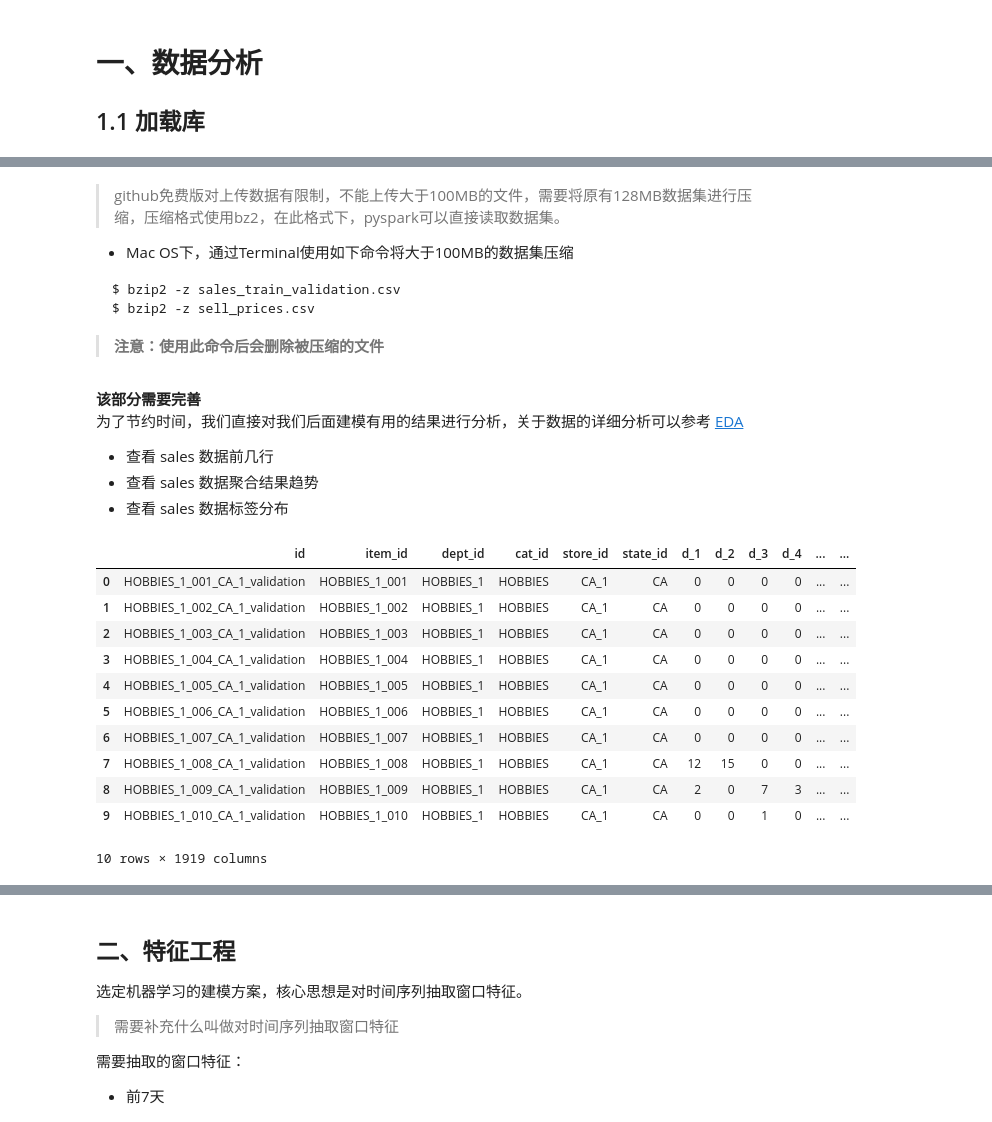
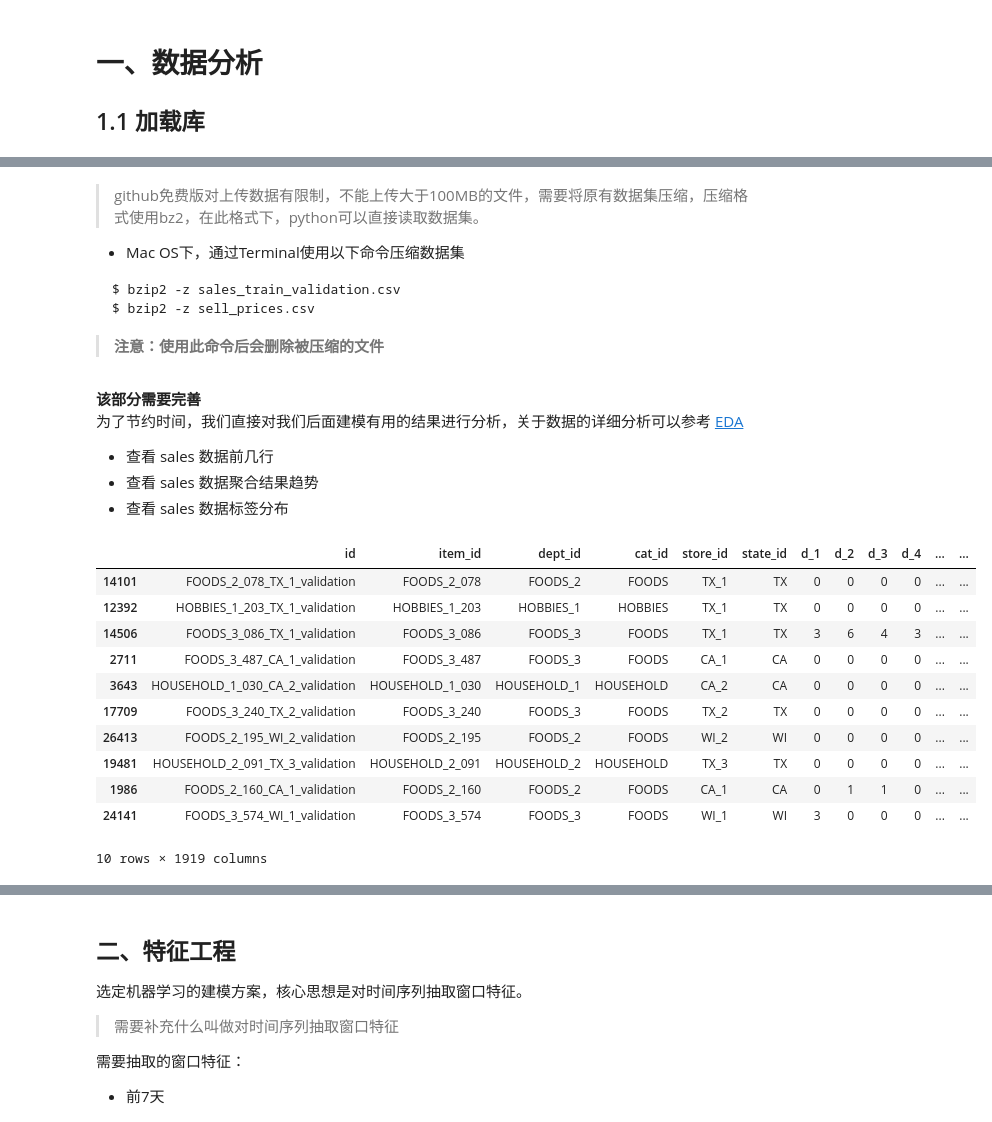
Before and after one commit to Zhu-Haikun/Kaggle-M5-Forecasting-Accuracy, a Jupyter notebook: M5-Competitors.ipynb, the cells around one changed output, grey strips where cells are left out. Cells and saved outputs as stored; diff of their text form; code cells hidden in the pictures.

````diff
--- a/M5-Competitors.ipynb
+++ b/M5-Competitors.ipynb
@@ -30,7 +31,7 @@ ModuleNotFoundError: No module named 'lightgbm'
 # %% [markdown]
-> github免费版对上传数据有限制，不能上传大于100MB的文件，需要将原有128MB数据集进行压缩，压缩格式使用bz2，在此格式下，pyspark可以直接读取数据集。
+> github免费版对上传数据有限制，不能上传大于100MB的文件，需要将原有数据集压缩，压缩格式使用bz2，在此格式下，python可以直接读取数据集。
 
-- Mac OS下，通过Terminal使用如下命令将大于100MB的数据集压缩
+- Mac OS下，通过Terminal使用以下命令压缩数据集
 
 ```shell
 $ bzip2 -z sales_train_validation.csv
@@ -48,19 +49,19 @@ $ bzip2 -z sell_prices.csv
 # %%
 sale_data = pd.read_csv('./m5-forecasting-accuracy/sales_train_validation.bz2')
 # %%
-sale_data.head(10)
+sale_data.sample(10)
 # %% [output]
 |  | id | item_id | dept_id | cat_id | store_id | state_id | d_1 | d_2 | d_3 | d_4 | ... | ... |
-| 0 | HOBBIES_1_001_CA_1_validation | HOBBIES_1_001 | HOBBIES_1 | HOBBIES | CA_1 | CA | 0 | 0 | 0 | 0 | ... | ... |
-| 1 | HOBBIES_1_002_CA_1_validation | HOBBIES_1_002 | HOBBIES_1 | HOBBIES | CA_1 | CA | 0 | 0 | 0 | 0 | ... | ... |
-| 2 | HOBBIES_1_003_CA_1_validation | HOBBIES_1_003 | HOBBIES_1 | HOBBIES | CA_1 | CA | 0 | 0 | 0 | 0 | ... | ... |
-| 3 | HOBBIES_1_004_CA_1_validation | HOBBIES_1_004 | HOBBIES_1 | HOBBIES | CA_1 | CA | 0 | 0 | 0 | 0 | ... | ... |
-| 4 | HOBBIES_1_005_CA_1_validation | HOBBIES_1_005 | HOBBIES_1 | HOBBIES | CA_1 | CA | 0 | 0 | 0 | 0 | ... | ... |
-| 5 | HOBBIES_1_006_CA_1_validation | HOBBIES_1_006 | HOBBIES_1 | HOBBIES | CA_1 | CA | 0 | 0 | 0 | 0 | ... | ... |
-| 6 | HOBBIES_1_007_CA_1_validation | HOBBIES_1_007 | HOBBIES_1 | HOBBIES | CA_1 | CA | 0 | 0 | 0 | 0 | ... | ... |
-| 7 | HOBBIES_1_008_CA_1_validation | HOBBIES_1_008 | HOBBIES_1 | HOBBIES | CA_1 | CA | 12 | 15 | 0 | 0 | ... | ... |
-| 8 | HOBBIES_1_009_CA_1_validation | HOBBIES_1_009 | HOBBIES_1 | HOBBIES | CA_1 | CA | 2 | 0 | 7 | 3 | ... | ... |
-| 9 | HOBBIES_1_010_CA_1_validation | HOBBIES_1_010 | HOBBIES_1 | HOBBIES | CA_1 | CA | 0 | 0 | 1 | 0 | ... | ... |
+| 14101 | FOODS_2_078_TX_1_validation | FOODS_2_078 | FOODS_2 | FOODS | TX_1 | TX | 0 | 0 | 0 | 0 | ... | ... |
+| 12392 | HOBBIES_1_203_TX_1_validation | HOBBIES_1_203 | HOBBIES_1 | HOBBIES | TX_1 | TX | 0 | 0 | 0 | 0 | ... | ... |
+| 14506 | FOODS_3_086_TX_1_validation | FOODS_3_086 | FOODS_3 | FOODS | TX_1 | TX | 3 | 6 | 4 | 3 | ... | ... |
+| 2711 | FOODS_3_487_CA_1_validation | FOODS_3_487 | FOODS_3 | FOODS | CA_1 | CA | 0 | 0 | 0 | 0 | ... | ... |
+| 3643 | HOUSEHOLD_1_030_CA_2_validation | HOUSEHOLD_1_030 | HOUSEHOLD_1 | HOUSEHOLD | CA_2 | CA | 0 | 0 | 0 | 0 | ... | ... |
+| 17709 | FOODS_3_240_TX_2_validation | FOODS_3_240 | FOODS_3 | FOODS | TX_2 | TX | 0 | 0 | 0 | 0 | ... | ... |
+| 26413 | FOODS_2_195_WI_2_validation | FOODS_2_195 | FOODS_2 | FOODS | WI_2 | WI | 0 | 0 | 0 | 0 | ... | ... |
+| 19481 | HOUSEHOLD_2_091_TX_3_validation | HOUSEHOLD_2_091 | HOUSEHOLD_2 | HOUSEHOLD | TX_3 | TX | 0 | 0 | 0 | 0 | ... | ... |
+| 1986 | FOODS_2_160_CA_1_validation | FOODS_2_160 | FOODS_2 | FOODS | CA_1 | CA | 0 | 1 | 1 | 0 | ... | ... |
+| 24141 | FOODS_3_574_WI_1_validation | FOODS_3_574 | FOODS_3 | FOODS | WI_1 | WI | 3 | 0 | 0 | 0 | ... | ... |
 10 rows × 1919 columns
 # %%
 day_data = sale_data[[f'd_{day}' for day in range(1,1914)]]
````
Also changed, not shown: parts of 4 cells of this notebook.
